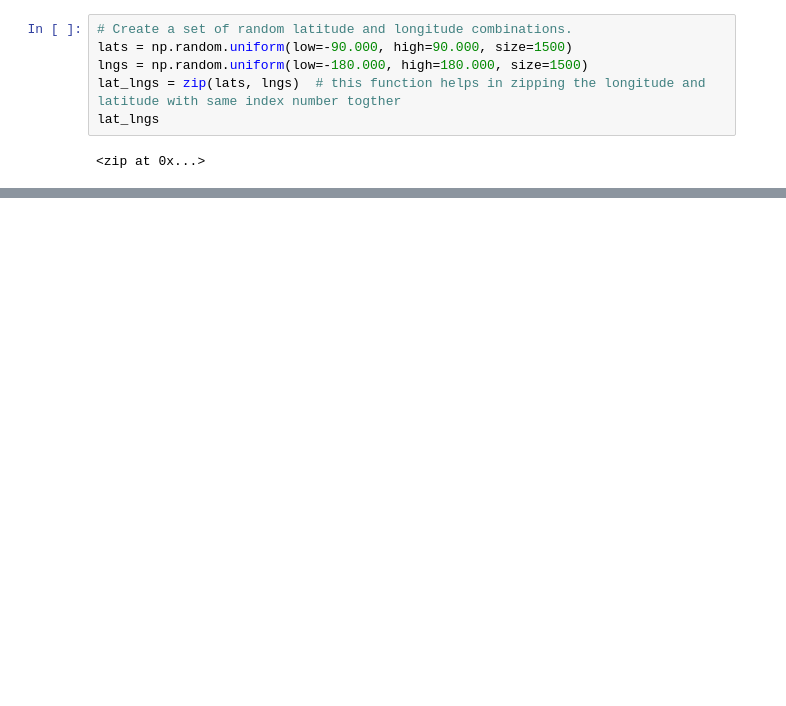
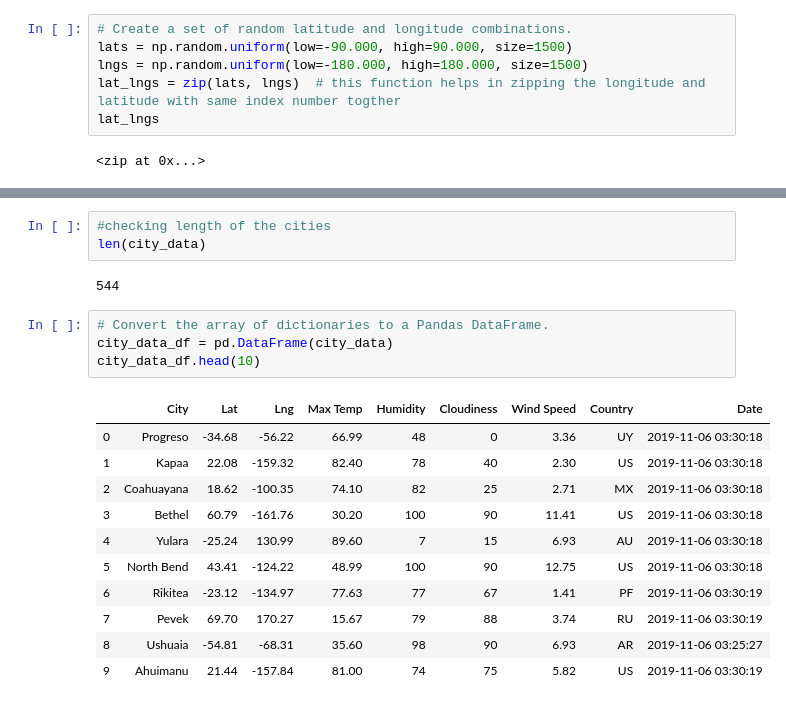
Before and after one commit to Barinderkaur15/World_Weather_Analysis, a Jupyter notebook: WeatherPy.ipynb, the cells around one changed output, grey strips where cells are left out. Cells and saved outputs as stored; diff of their text form; blank space fills up the shorter version.

```diff
--- a/WeatherPy.ipynb
+++ b/WeatherPy.ipynb
@@ -28,0 +121,21 @@ len(cities)
+# %%
+#checking length of the cities
+len(city_data)
+# %% [output]
+544
+# %%
+# Convert the array of dictionaries to a Pandas DataFrame.
+city_data_df = pd.DataFrame(city_data)
+city_data_df.head(10)
+# %% [output]
+|  | City | Lat | Lng | Max Temp | Humidity | Cloudiness | Wind Speed | Country | Date |
+| 0 | Progreso | -34.68 | -56.22 | 66.99 | 48 | 0 | 3.36 | UY | 2019-11-06 03:30:18 |
+| 1 | Kapaa | 22.08 | -159.32 | 82.40 | 78 | 40 | 2.30 | US | 2019-11-06 03:30:18 |
+| 2 | Coahuayana | 18.62 | -100.35 | 74.10 | 82 | 25 | 2.71 | MX | 2019-11-06 03:30:18 |
+| 3 | Bethel | 60.79 | -161.76 | 30.20 | 100 | 90 | 11.41 | US | 2019-11-06 03:30:18 |
+| 4 | Yulara | -25.24 | 130.99 | 89.60 | 7 | 15 | 6.93 | AU | 2019-11-06 03:30:18 |
+| 5 | North Bend | 43.41 | -124.22 | 48.99 | 100 | 90 | 12.75 | US | 2019-11-06 03:30:18 |
+| 6 | Rikitea | -23.12 | -134.97 | 77.63 | 77 | 67 | 1.41 | PF | 2019-11-06 03:30:19 |
+| 7 | Pevek | 69.70 | 170.27 | 15.67 | 79 | 88 | 3.74 | RU | 2019-11-06 03:30:19 |
+| 8 | Ushuaia | -54.81 | -68.31 | 35.60 | 98 | 90 | 6.93 | AR | 2019-11-06 03:25:27 |
+| 9 | Ahuimanu | 21.44 | -157.84 | 81.00 | 74 | 75 | 5.82 | US | 2019-11-06 03:30:19 |
```
Also changed, not shown: parts of 8 cells of this notebook.
